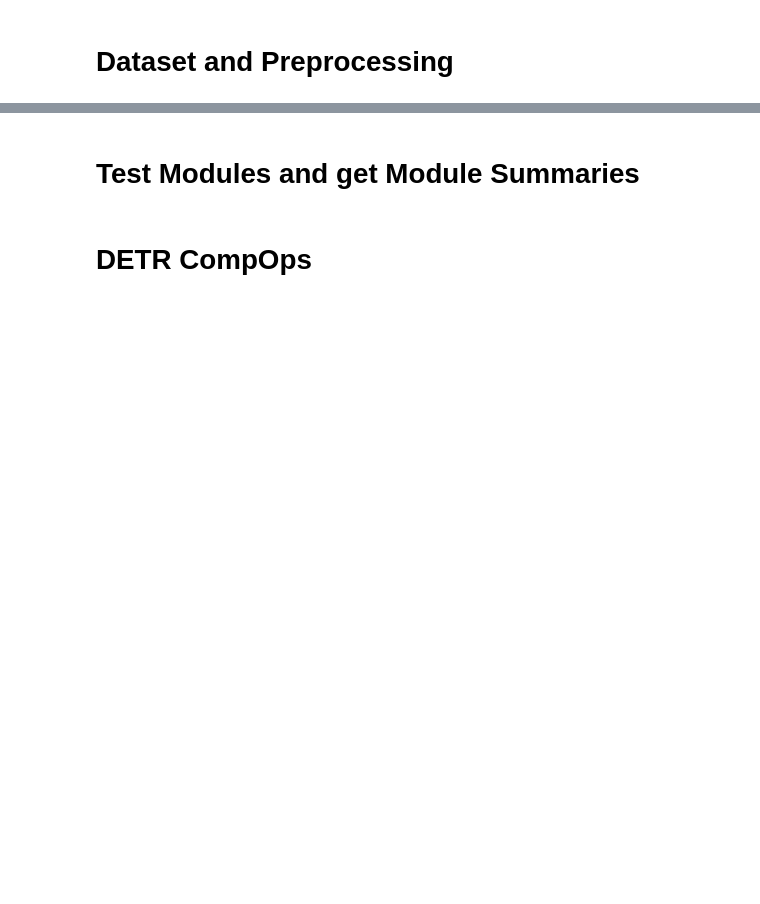
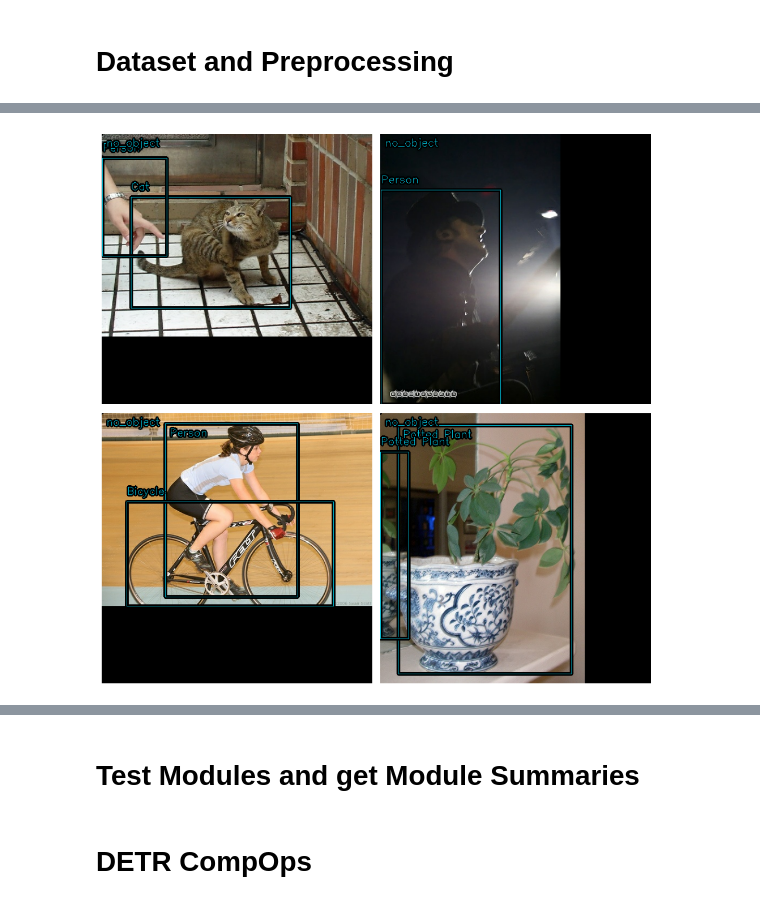
Before and after one commit to VachanVY/DETR, a Jupyter notebook: detr.ipynb, the cells around one changed output, grey strips where cells are left out. Cells and saved outputs as stored; diff of their text form; code cells hidden in the pictures; blank space fills up the shorter version.

```diff
--- a/detr.ipynb
+++ b/detr.ipynb
@@ -35,21 +42,22 @@ class_ids = [    "no_object",    "Aeroplane",    "Bicycle",    "Bird",    "Boat"
 # %%
 @dataclass
 class config:
-    # object detection args
+    # Object Detection Args
     N:int = 42 ### max(number of objects you want the model to be able to predict)
     image_size:tuple[int, int] = (500, 500)
 
     # Loss Args
-    l1_weight:float = 5.
-    giou_weight:float = 2.
+    l1_weight:float = 5.0
+    giou_weight:float = 2.0
 
     # Model hyperparameters
     ## Backbone and Transformer hyperparameters
-    d_model:int = 64
-    num_layers:int = 5
+    d_model:int = 128
+    num_layers:int = 6
     num_heads:int = 8
+    assert d_model % num_heads == 0
     dff_in:int = 4*d_model
-    dropout_rate:float = 0.0
+    dropout_rate:float = 0.1
     maxlen:Sequence[int] = (
         256, ### maximum(H1*W1) H1 and W1 image dimensions of output of conv_backbone
         N
@@ -58,16 +66,18 @@ class config:
     num_classes:int = len(class_ids)
 
     # Training Arguments
+    num_grad_accumulation_steps:int = 2
     ## Optimizer
     num_steps:int = 7_000
+    clipnorm:float = 0.1
     weight_decay:float = 1e-4
-    init_lr:float = 1e-7
-    max_lr:float = 1e-3
-    min_lr:float = 0.1*max_lr
-    warmup_steps:int = num_steps//35
+    ### Backbone Optimizer
+    backbone_lr:float = 5e-5
+    ### Transformer Optimizer
+    transformer_lr:float = 5e-4
 
     ## General Args
-    batch_size:int = 32
+    batch_size:int = 32 # mini batch_size if num_grad_accumulation_steps > 1
     patience:int = 5
     eval_steps:int = 100
     eval_freq:int = 300
@@ -136,3 +165,12 @@ val_ds = val_data.map(lambda x: preprocess(x), num_parallel_calls=tf.data.AUTOTU
 # %%
-visualize_dataset(train_ds.ragged_batch(4, drop_remainder=True), bounding_box_format="xywh", value_range=(0, 255), rows=2, cols=2)
+visualize_dataset(
+    # Test normalize_bbox and denormalize_bbox
+    train_ds.map(normalize_bbox).map(denormalize_bbox).ragged_batch(4, drop_remainder=True).shuffle(100),
+    bounding_box_format="xywh",
+    value_range=(0, 255),
+    rows=2,
+    cols=2
+)
+# %% [output]
+[figure, added]
 # %%
```
Also changed, not shown: parts of 27 cells of this notebook, 1 other file.
